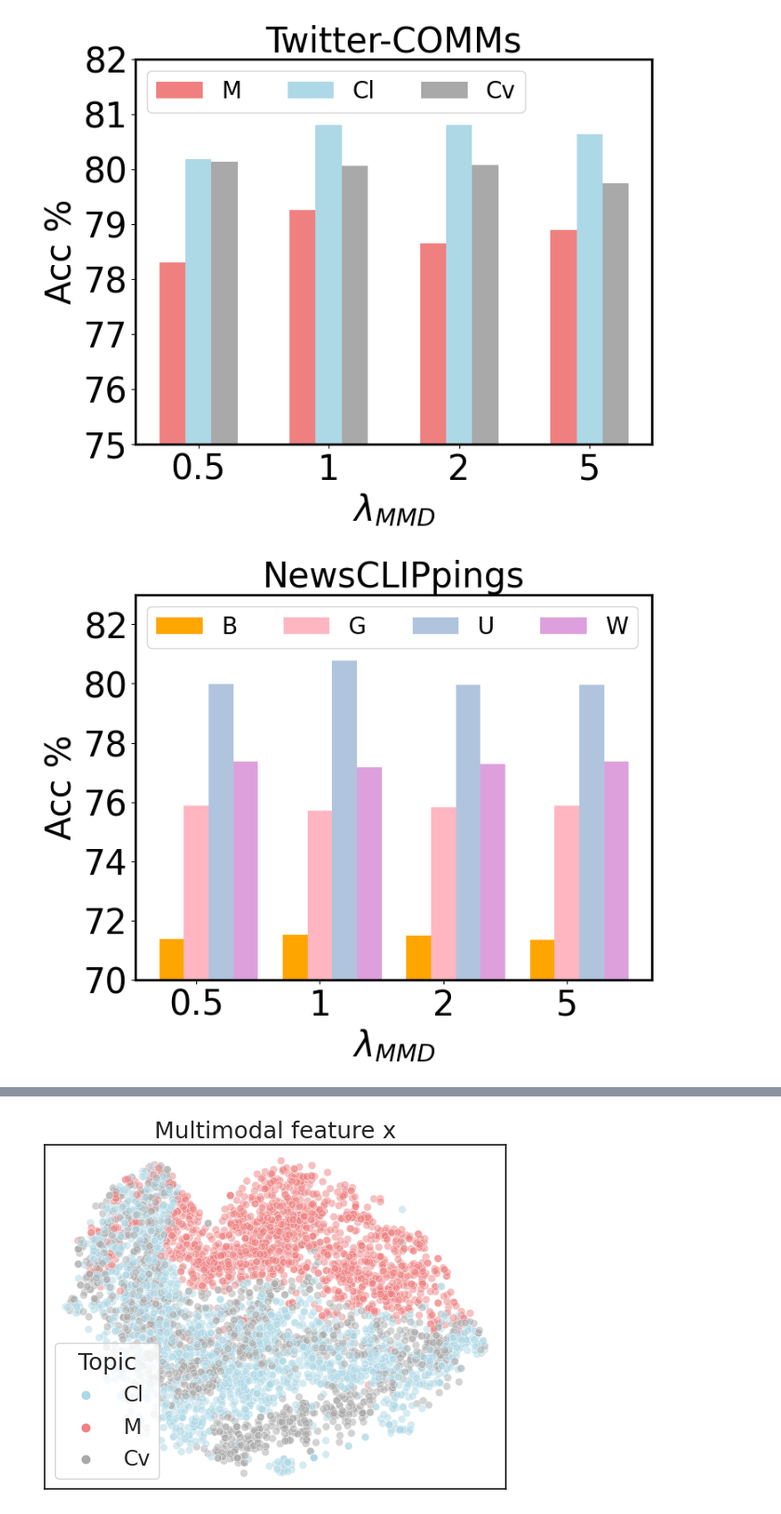
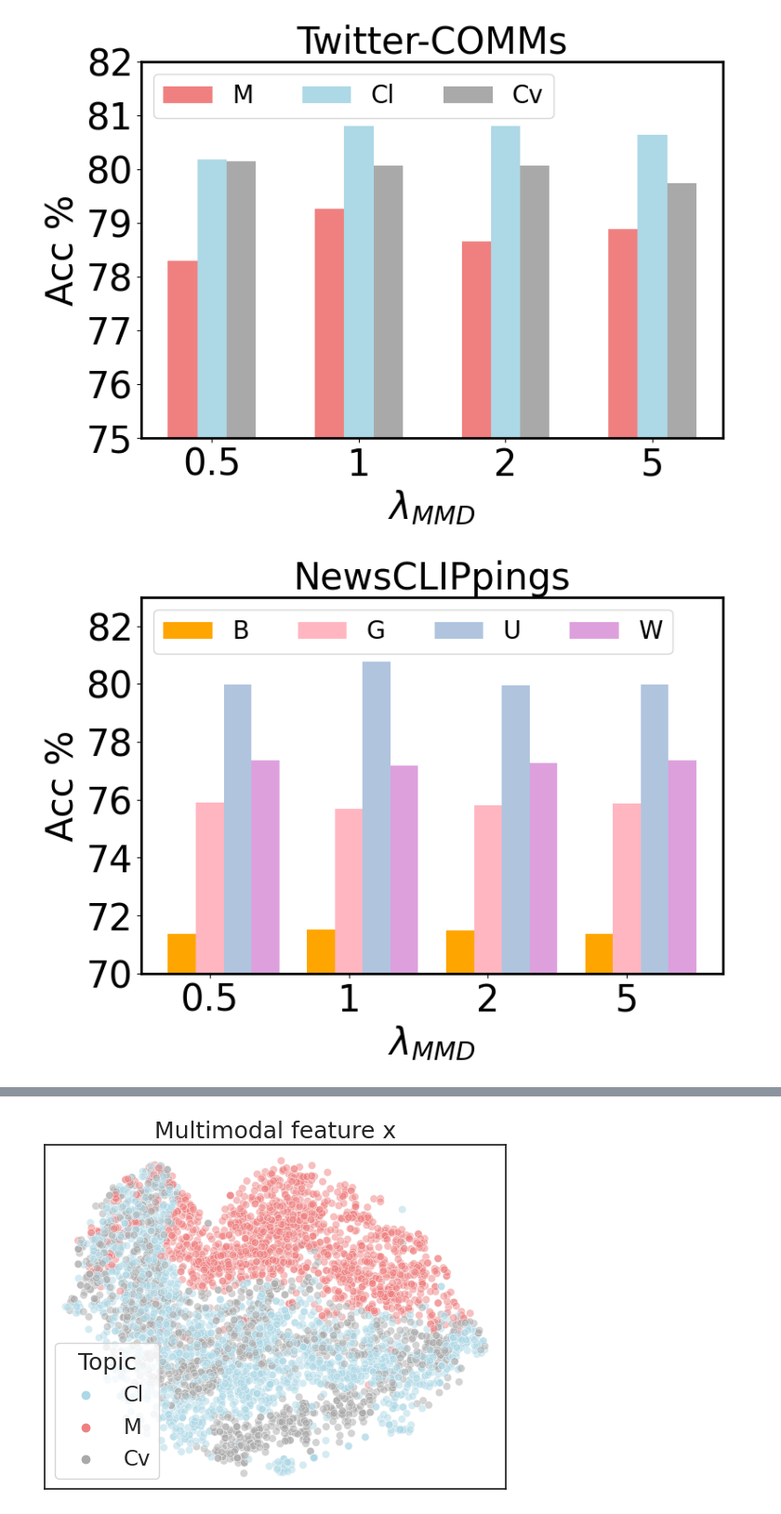
Before and after one commit to gymbeijing/ooc-detection-2, a Jupyter notebook: notebook/visualization.ipynb, the cells around one changed output, grey strips where cells are left out. Shown at 93% size. Cells and saved outputs as stored; diff of their text form; code cells hidden in the pictures.

Commit message:
Save figure as pdf

```diff
--- a/notebook/visualization.ipynb
+++ b/notebook/visualization.ipynb
@@ -17,34 +17,36 @@ acc = {
 }
 
 x = np.arange(len(da_settings))  # the label locations
 width = 0.2  # the width of the bars
 multiplier = 0
 
 fig, ax = plt.subplots()
 color_scheme = ['lightcoral', 'lightblue', 'darkgray']
 
 i = 0
 for attribute, measurement in acc.items():
     offset = width * multiplier
     rects = ax.bar(x + offset, measurement, width, label=attribute, color=color_scheme[i])
     # ax.bar_label(rects, padding=3, fontsize=15)
     multiplier += 1
     i += 1
 
 # Add some text for labels, title and custom x-axis tick labels, etc.
 ax.set_ylabel('Acc %', fontsize=30)
 ax.set_xlabel('$\lambda_{MMD}$', fontsize=30)
 ax.set_title('Twitter-COMMs', fontsize=30)
 ax.set_xticks(x + width, da_settings, fontsize=30)
 ax.legend(loc='upper left', ncol=3, fontsize=20)
 ax.set_ylim(75, 82)
 
 plt.rcParams["figure.figsize"] = [8, 6]
 plt.rcParams["axes.linewidth"] = 2
 plt.yticks(fontsize=30)
+plt.tight_layout()
+plt.savefig('twitter-comms-lambda-mmd.pdf', format='pdf')
 plt.show()
 # %% [output]
-[figure, old version]
+[figure, new version]
 # %%
 # da_settings = ("M", "Cl", "Cv", "B", "G", "U", "W")
 da_settings = ("0.5", "1", "2", "5")
@@ -87,9 +89,11 @@ ax.set_ylim(70, 83)
 plt.rcParams["figure.figsize"] = [8, 6]
 plt.rcParams["axes.linewidth"] = 2
 plt.yticks(fontsize=30)
+plt.tight_layout()
+plt.savefig('news-clippings-lambda-mmd.pdf', format='pdf')
 plt.show()
 # %% [output]
-[figure, old version]
+[figure, new version]
 # %%
 # da_settings = ("M", "Cl", "Cv", "B", "G", "U", "W")
 da_settings = ("0.1", "0.5", "1", "2")
```
Also changed, not shown: parts of 2 cells of this notebook, 1 other file.
